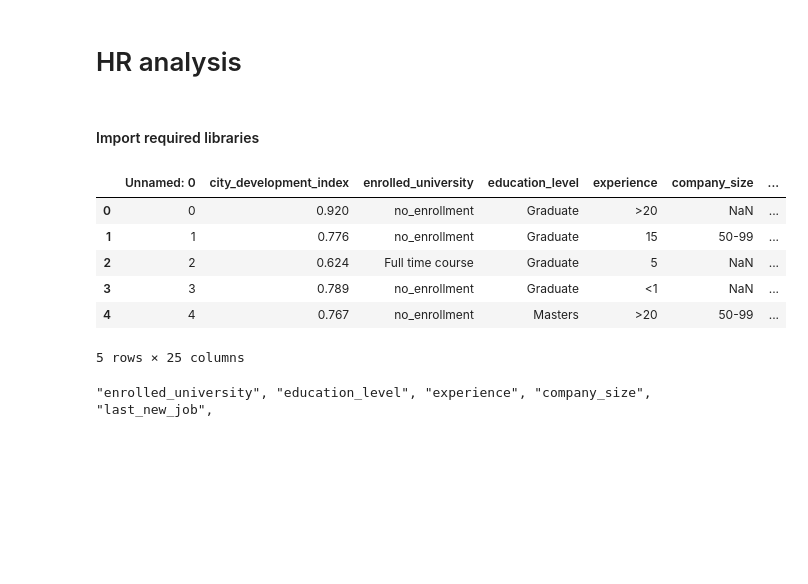
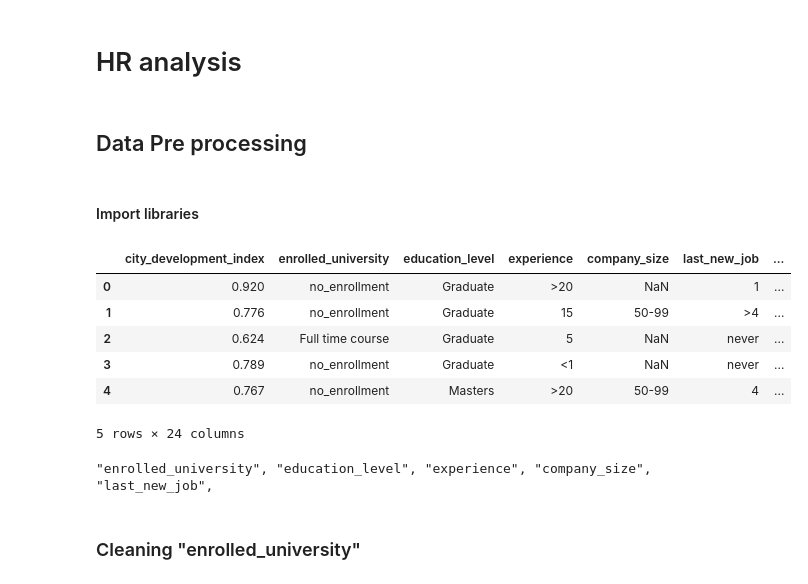
Before and after one commit to Baczas/HR-analytics, a Jupyter notebook: Random Forest - HR analysis.ipynb, the cells around one changed output. Drawn from its saved outputs; the diff is of its cells as text; code cells hidden in the pictures; blank space fills up the shorter version.

```diff
--- a/Random Forest - HR analysis.ipynb
+++ b/Random Forest - HR analysis.ipynb
@@ -1,6 +1,8 @@
 # %% [markdown]
 # HR analysis
+# %% [markdown]
+## Data Pre processing
 # %% [markdown]
-#### Import required libraries
+#### Import libraries
 # %%
 import pandas as pd
@@ -8,17 +12,19 @@ from pre_cleaner import pre_cleaner, to_clean
 # %%
-data = pd.read_csv('aug_train_clean.csv')
+data = pd.read_csv('aug_train_clean.csv', index_col=0)
 data.head()
 # %% [output]
-|  | Unnamed: 0 | city_development_index | enrolled_university | education_level | experience | company_size | ... |
-| 0 | 0 | 0.920 | no_enrollment | Graduate | >20 | NaN | ... |
-| 1 | 1 | 0.776 | no_enrollment | Graduate | 15 | 50-99 | ... |
-| 2 | 2 | 0.624 | Full time course | Graduate | 5 | NaN | ... |
-| 3 | 3 | 0.789 | no_enrollment | Graduate | <1 | NaN | ... |
-| 4 | 4 | 0.767 | no_enrollment | Masters | >20 | 50-99 | ... |
+|  | city_development_index | enrolled_university | education_level | experience | company_size | last_new_job | ... |
+| 0 | 0.920 | no_enrollment | Graduate | >20 | NaN | 1 | ... |
+| 1 | 0.776 | no_enrollment | Graduate | 15 | 50-99 | >4 | ... |
+| 2 | 0.624 | Full time course | Graduate | 5 | NaN | never | ... |
+| 3 | 0.789 | no_enrollment | Graduate | <1 | NaN | never | ... |
+| 4 | 0.767 | no_enrollment | Masters | >20 | 50-99 | 4 | ... |
-5 rows × 25 columns
+5 rows × 24 columns
 # %%
 #pre_cleaner(data)
-# %%
-to_clean(data)
-# %% [output]
-"enrolled_university", "education_level", "experience", "company_size", "last_new_job",
+# %%
+to_clean(data)
+# %% [output]
+"enrolled_university", "education_level", "experience", "company_size", "last_new_job",
+# %% [markdown]
+### Cleaning "enrolled_university"
```
Also changed, not shown: parts of 30 cells of this notebook.
